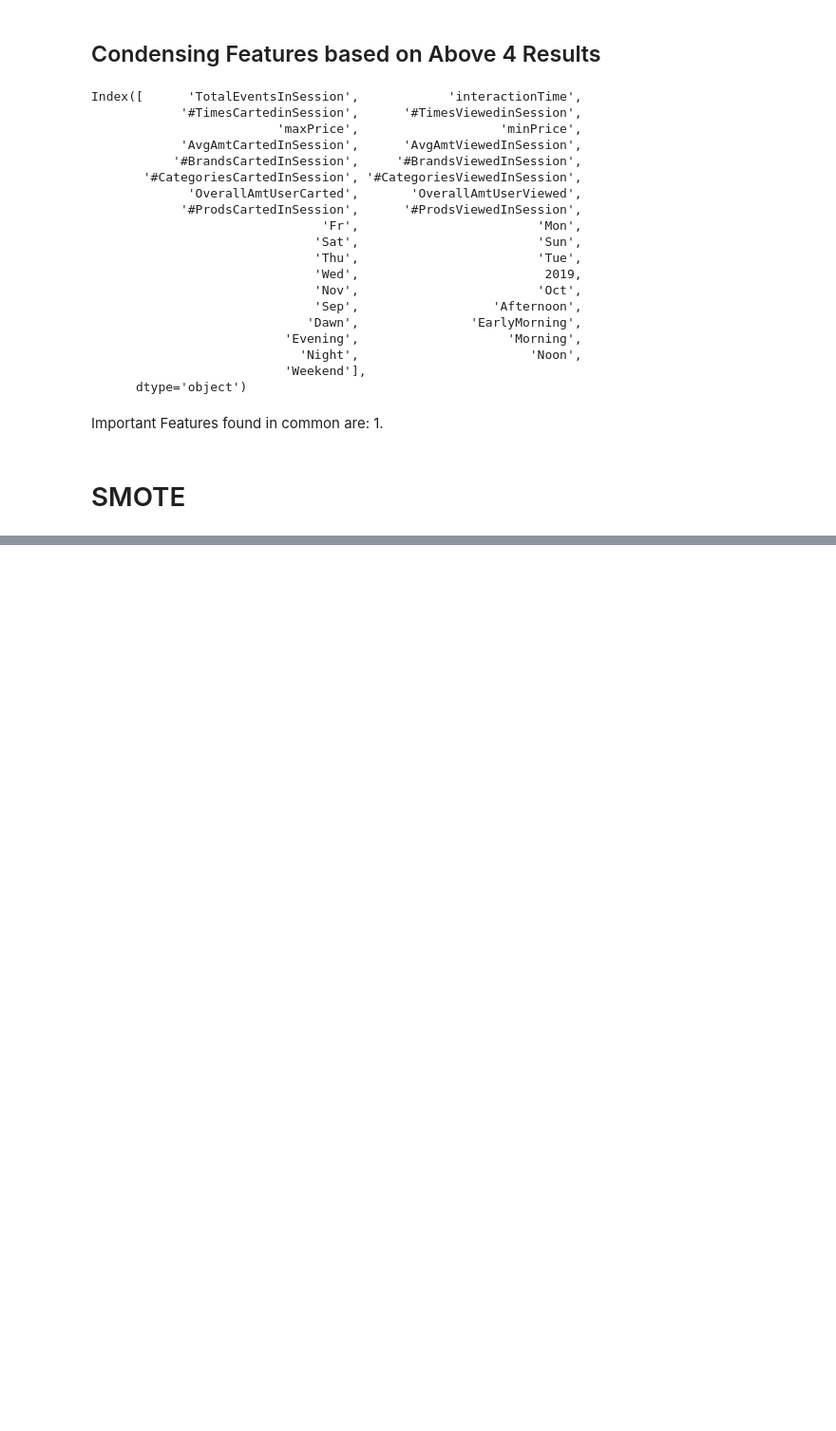
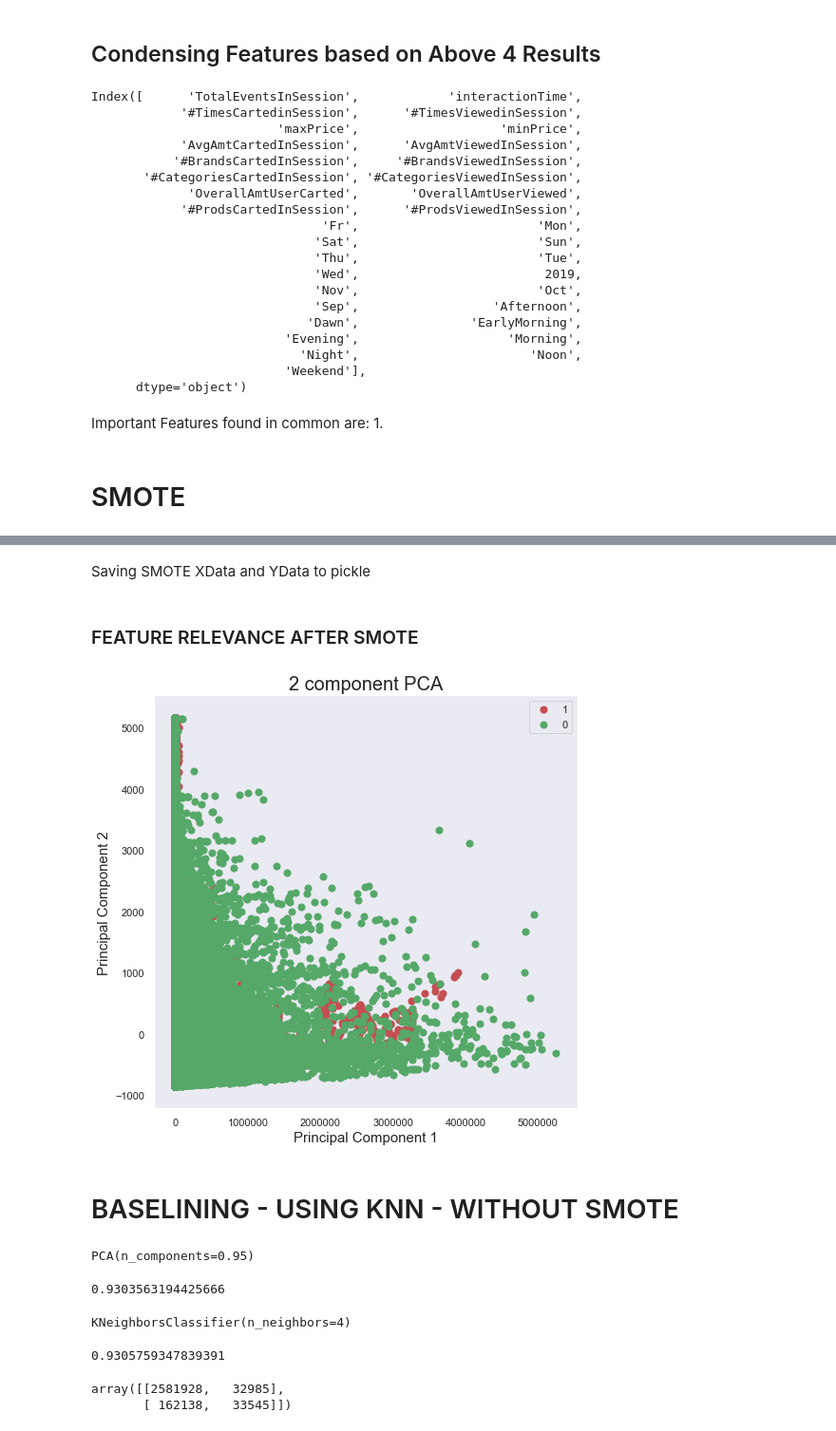
Before and after one commit to sohiniroych/Volvo-DataX, a Jupyter notebook: Comprehensive Feature Engineering.ipynb, the cells around one changed output, grey strips where cells are left out. Shown: that part at 95% size. Drawn from its saved outputs; the diff is of its cells as text; code cells hidden in the pictures; blank space fills up the shorter version.

Commit message:
Added Baseline models
Post SMOTE accuracy , precision and recall dramatically increase

```diff
--- a/Comprehensive Feature Engineering.ipynb
+++ b/Comprehensive Feature Engineering.ipynb
@@ -622,0 +630,2 @@ X, Y = oversample.fit_resample(XData, YData)
+# %% [markdown]
+Saving SMOTE XData and YData to pickle
@@ -622,0 +635,30 @@ X, Y = oversample.fit_resample(XData, YData)
+# %%
+X = pd.read_pickle("XDataSMOTE.pkl")
+Y = pd.read_pickle("YDataSMOTE.pkl")
+# %% [markdown]
+### FEATURE RELEVANCE AFTER SMOTE
+# %%
+pca = PCA(n_components=2)
+principalComponents = pca.fit_transform(X)
+principalDf = pd.DataFrame(data = principalComponents, columns = ['principal component 1', 'principal component 2'])
+pcaDF = pd.concat([principalDf, Y], axis = 1)
+# %%
+fig = plt.figure(figsize = (8,8))
+ax = fig.add_subplot(1,1,1)
+ax.set_xlabel('Principal Component 1', fontsize = 15)
+ax.set_ylabel('Principal Component 2', fontsize = 15)
+ax.set_title('2 component PCA', fontsize = 20)
+targets = [1,0]
+colors = ['r', 'g']
+
+for T, C in zip(targets,colors):
+    indicesToKeep = pcaDF['Purchase'] == T
+    ax.scatter(pcaDF.loc[indicesToKeep, 'principal component 1'], pcaDF.loc[indicesToKeep, 'principal component 2'], c = C, s = 50)
+
+ax.legend(targets)
+ax.grid()
+plt.show()
+# %% [output]
+[figure, added]
+# %% [markdown]
+# BASELINING - USING KNN - WITHOUT SMOTE
@@ -622,0 +667,4 @@ X, Y = oversample.fit_resample(XData, YData)
+# %%
+pca.fit(X_train)
+# %% [output]
+PCA(n_components=0.95)
@@ -622,0 +678,8 @@ X, Y = oversample.fit_resample(XData, YData)
+# %%
+print(metrics.accuracy_score(y_train, y_pred))
+# %% [output]
+0.9303563194425666
+# %%
+KNN.fit(X_train, y_train)
+# %% [output]
+KNeighborsClassifier(n_neighbors=4)
@@ -622,0 +688,10 @@ X, Y = oversample.fit_resample(XData, YData)
+# %%
+print(metrics.accuracy_score(y_test, y_predFinal))
+# %% [output]
+0.9305759347839391
+# %%
+cnf_matrix = confusion_matrix(y_test, y_predFinal)
+cnf_matrix
+# %% [output]
+array([[2581928,   32985],
+       [ 162138,   33545]])
```
Also changed, not shown: parts of 44 cells of this notebook.
